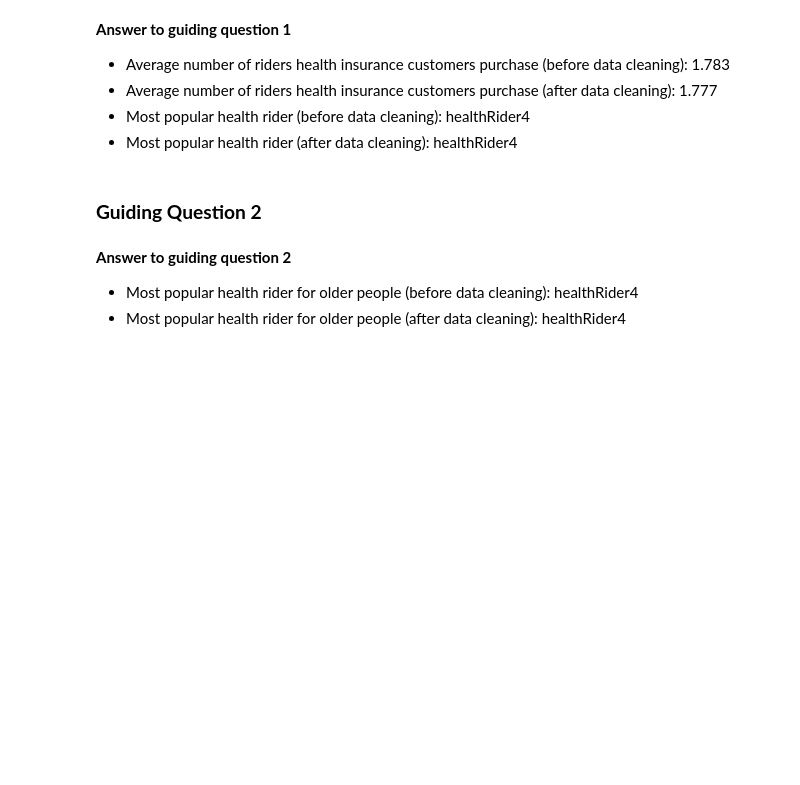
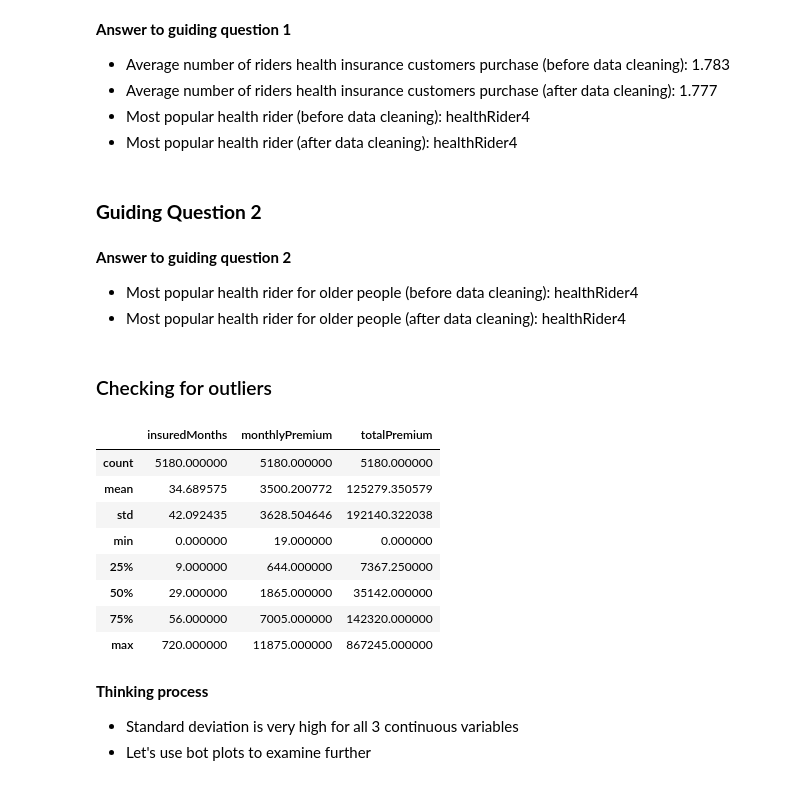
Before and after one commit to CJianYu98/TAP-VICA-Tech-Assessment, a Jupyter notebook: main.ipynb, the cells around one changed output. Drawn from its saved outputs; the diff is of its cells as text; code cells hidden in the pictures; blank space fills up the shorter version.

```diff
--- a/main.ipynb
+++ b/main.ipynb
@@ -281,3 +281,22 @@ fig_processed.show()
 
 - Most popular health rider for older people (before data cleaning): healthRider4
 - Most popular health rider for older people  (after data cleaning): healthRider4
+# %% [markdown]
+### Checking for outliers
+# %%
+df[["insuredMonths", "monthlyPremium", "totalPremium"]].describe()
+# %% [output]
+|  | insuredMonths | monthlyPremium | totalPremium |
+| count | 5180.000000 | 5180.000000 | 5180.000000 |
+| mean | 34.689575 | 3500.200772 | 125279.350579 |
+| std | 42.092435 | 3628.504646 | 192140.322038 |
+| min | 0.000000 | 19.000000 | 0.000000 |
+| 25% | 9.000000 | 644.000000 | 7367.250000 |
+| 50% | 29.000000 | 1865.000000 | 35142.000000 |
+| 75% | 56.000000 | 7005.000000 | 142320.000000 |
+| max | 720.000000 | 11875.000000 | 867245.000000 |
+# %% [markdown]
+**Thinking process** <br>
+
+- Standard deviation is very high for all 3 continuous variables
+- Let's use bot plots to examine further
```
Also changed, not shown: parts of 9 cells of this notebook.
